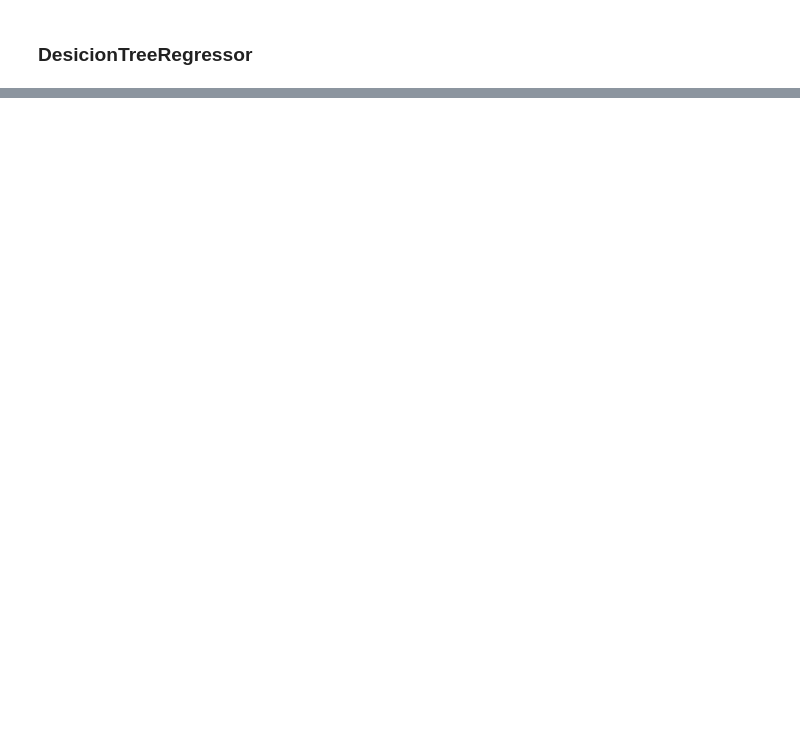
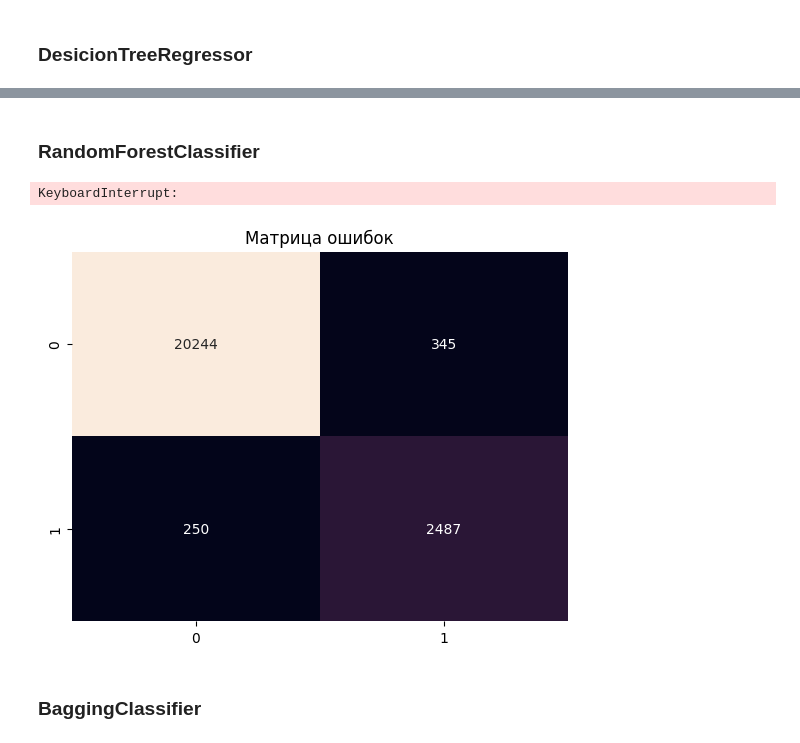
Before and after one commit to SergeyMotynga/OMSTU, a Jupyter notebook: ML/laboratory/lab_3/main/main.ipynb, the cells around one changed output, grey strips where cells are left out. Cells and saved outputs as stored; diff of their text form; code cells hidden in the pictures; blank space fills up the shorter version.

```diff
--- a/ML/laboratory/lab_3/main/main.ipynb
+++ b/ML/laboratory/lab_3/main/main.ipynb
@@ -151,8 +121,0 @@ for model in models:
-# %%
-def convert(o):
-    if isinstance(o, np.generic):
-        return o.item()
-    raise TypeError
-
-with open('best_params.json', 'w') as f:
-    json.dump(best_params, f, indent=4, default=convert)
@@ -159,2 +155,5 @@ with open('best_params.json', 'w') as f:
+# %%
+with open('best_params.json', 'r') as f:
+    best_params = json.load(f)
 # %% [markdown]
 ### DesicionTreeRegressor
@@ -215,0 +204,26 @@ dt_classifier = joblib.load(r'models/classifier/dt_classifier_model')
+# %% [markdown]
+### RandomForestClassifier
+# %%
+rf_classifier = build_pipeline(RandomForestClassifier(
+    bootstrap=best_params['RandomForestClassifier']['RandomizedSearchCV']['params']['bootstrap'],
+    ccp_alpha=best_params['RandomForestClassifier']['RandomizedSearchCV']['params']['ccp_alpha'],
+    criterion=best_params['RandomForestClassifier']['RandomizedSearchCV']['params']['criterion'],
+    max_depth=best_params['RandomForestClassifier']['RandomizedSearchCV']['params']['max_depth'],
+    max_features=best_params['RandomForestClassifier']['RandomizedSearchCV']['params']['max_features'],
+    min_samples_leaf=best_params['RandomForestClassifier']['RandomizedSearchCV']['params']['min_samples_leaf'],
+    min_samples_split=best_params['RandomForestClassifier']['RandomizedSearchCV']['params']['min_samples_split'],
+    n_estimators=best_params['RandomForestClassifier']['RandomizedSearchCV']['params']['n_estimators'],
+    oob_score=best_params['RandomForestClassifier']['RandomizedSearchCV']['params']['oob_score'],
+))
+
+# Hold-out
+rf_classifier.fit(X_train_cl, y_train_cl)
+y_pred_cl_rf = rf_classifier.predict(X_test_cl)
+metrics(pred_array=y_pred_cl_rf, true_array=y_test_cl)
+
+# K-fold
+k_fold_cl_rf = cross_validate(rf_classifier, X_train_cl, y_train_cl, cv=kf, scoring='f1')
+df_k_fold_cl_rf = pd.DataFrame(k_fold_cl_rf)
+df_k_fold_cl_rf
+# %% [output]
+KeyboardInterrupt:
@@ -215,0 +234,11 @@ dt_classifier = joblib.load(r'models/classifier/dt_classifier_model')
+# %%
+cm_rf_cl = confusion_matrix(y_test_cl, y_pred_cl_rf)
+
+plt.figure()
+sns.heatmap(cm_rf_cl, annot=True, fmt='d', cbar=False)
+plt.title('Матрица ошибок')
+plt.show()
+# %% [output]
+[figure, added]
+# %% [markdown]
+### BaggingClassifier
```
Also changed, not shown: parts of 19 cells of this notebook, 2 other files.
